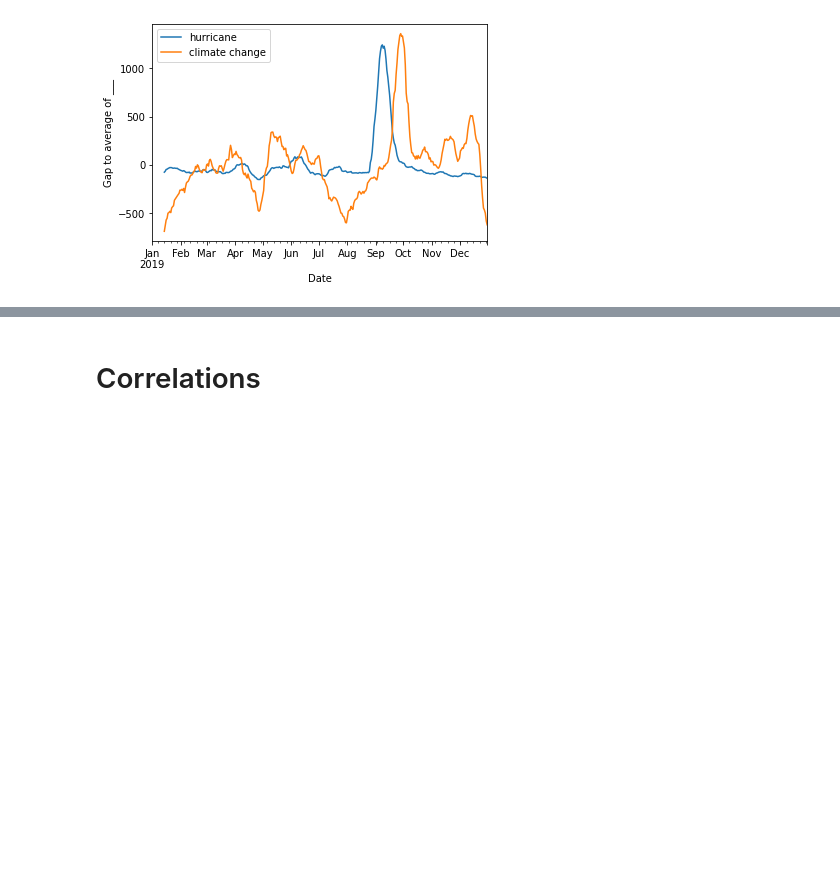
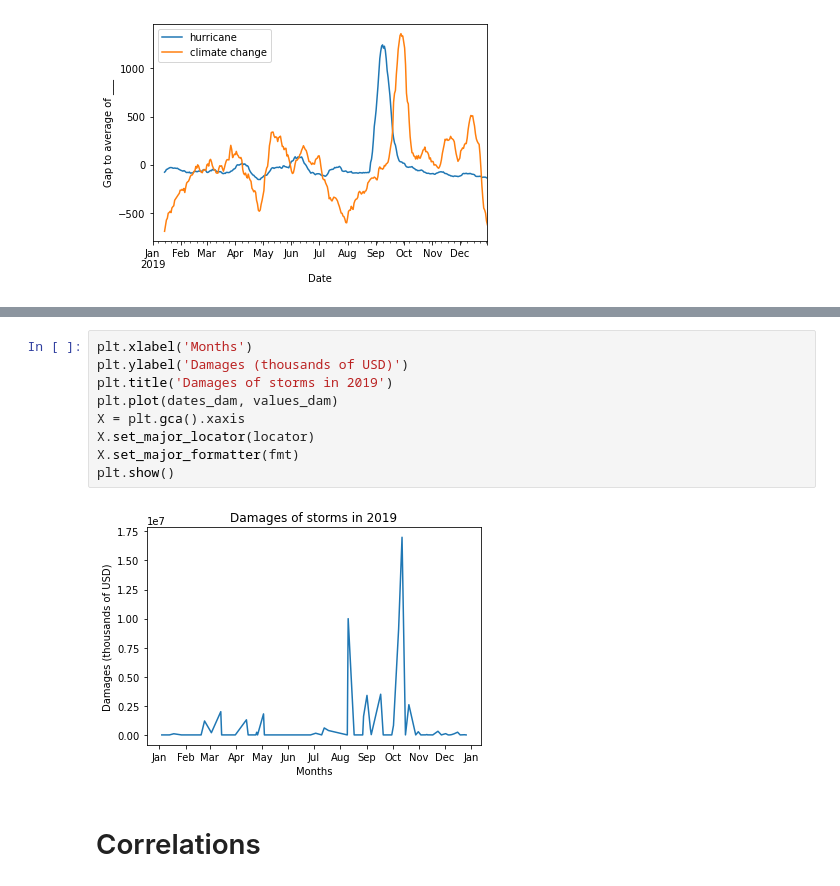
Before and after one commit to epfl-ada/ada-2021-project-data-alchemy, a Jupyter notebook: process.ipynb, the cells around one changed output, grey strips where cells are left out. Drawn from its saved outputs; the diff is of its cells as text; blank space fills up the shorter version.

```diff
--- a/process.ipynb
+++ b/process.ipynb
@@ -137,3 +202,14 @@ ax_roll.legend([keyword for keyword in dict_df], loc = 'upper left')
+# %%
+plt.xlabel('Months')
+plt.ylabel('Damages (thousands of USD)')
+plt.title('Damages of storms in 2019')
+plt.plot(dates_dam, values_dam)
+X = plt.gca().xaxis
+X.set_major_locator(locator)
+X.set_major_formatter(fmt)
+plt.show()
+# %% [output]
+[figure, added]
 # %% [markdown]
 # Correlations
 # %%
```
Also changed, not shown: parts of 11 cells of this notebook.
